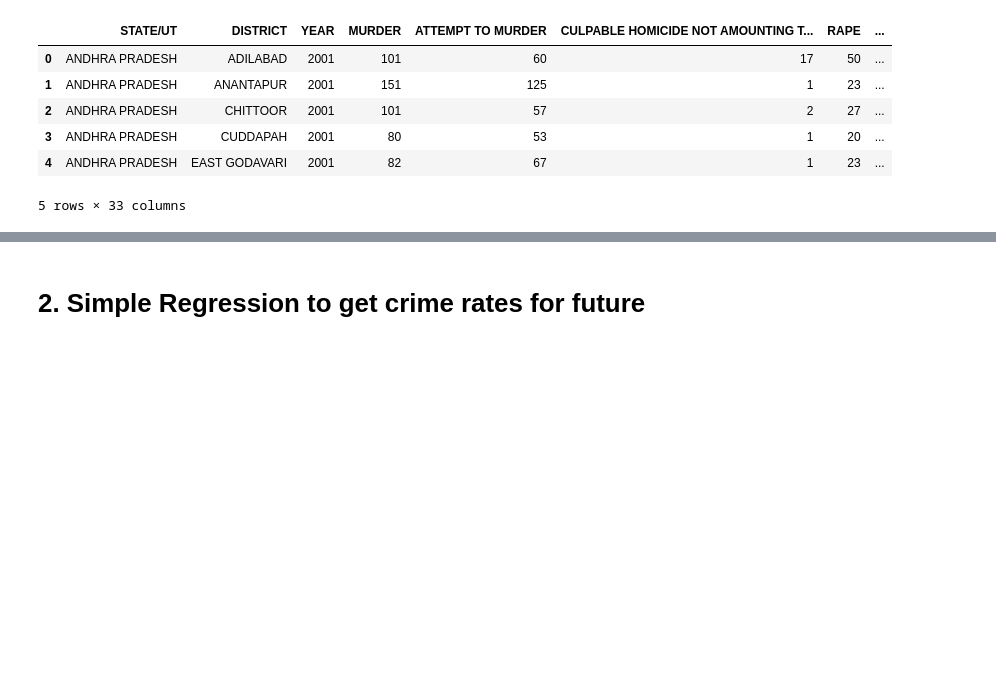
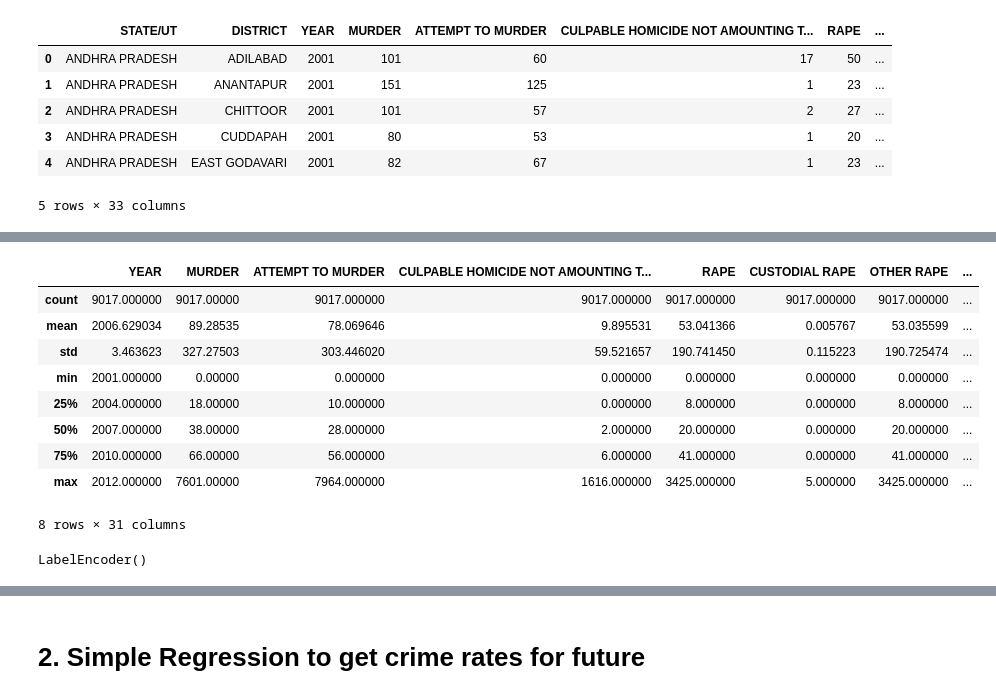
Before and after one commit to Prithvi2310/CrimeHawk, a Jupyter notebook: main.ipynb, the cells around one changed output, grey strips where cells are left out. Cells and saved outputs as stored; diff of their text form; code cells hidden in the pictures; blank space fills up the shorter version.

```diff
--- a/main.ipynb
+++ b/main.ipynb
@@ -24,0 +57,13 @@ data.head()
+# %%
+data.describe()
+# %% [output]
+|  | YEAR | MURDER | ATTEMPT TO MURDER | CULPABLE HOMICIDE NOT AMOUNTING T... | RAPE | CUSTODIAL RAPE | OTHER RAPE | ... |
+| count | 9017.000000 | 9017.00000 | 9017.000000 | 9017.000000 | 9017.000000 | 9017.000000 | 9017.000000 | ... |
+| mean | 2006.629034 | 89.28535 | 78.069646 | 9.895531 | 53.041366 | 0.005767 | 53.035599 | ... |
+| std | 3.463623 | 327.27503 | 303.446020 | 59.521657 | 190.741450 | 0.115223 | 190.725474 | ... |
+| min | 2001.000000 | 0.00000 | 0.000000 | 0.000000 | 0.000000 | 0.000000 | 0.000000 | ... |
+| 25% | 2004.000000 | 18.00000 | 10.000000 | 0.000000 | 8.000000 | 0.000000 | 8.000000 | ... |
+| 50% | 2007.000000 | 38.00000 | 28.000000 | 2.000000 | 20.000000 | 0.000000 | 20.000000 | ... |
+| 75% | 2010.000000 | 66.00000 | 56.000000 | 6.000000 | 41.000000 | 0.000000 | 41.000000 | ... |
+| max | 2012.000000 | 7601.00000 | 7964.000000 | 1616.000000 | 3425.000000 | 5.000000 | 3425.000000 | ... |
+8 rows × 31 columns
@@ -24,0 +72,4 @@ data.head()
+# %%
+encoder.fit(data['STATE/UT'])
+# %% [output]
+LabelEncoder()
```
Also changed, not shown: parts of 34 cells of this notebook.
